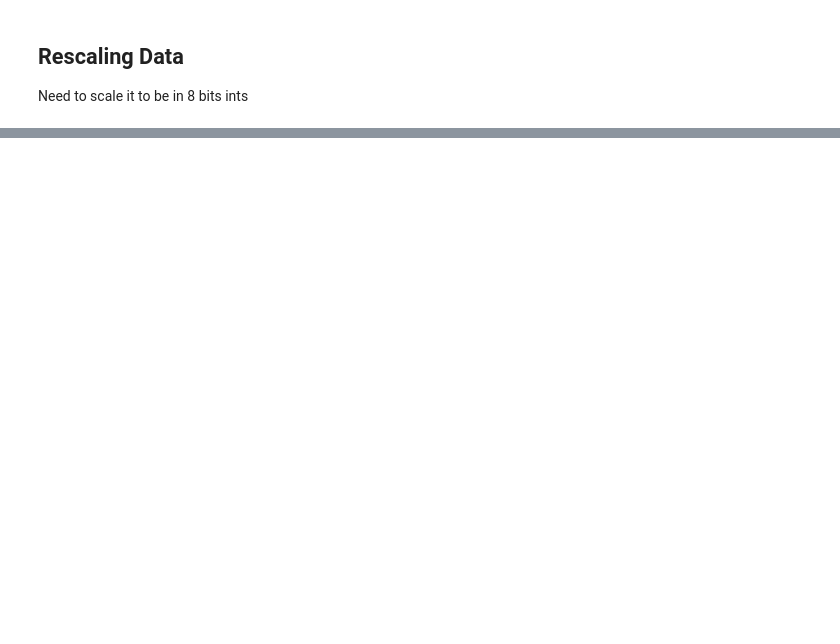
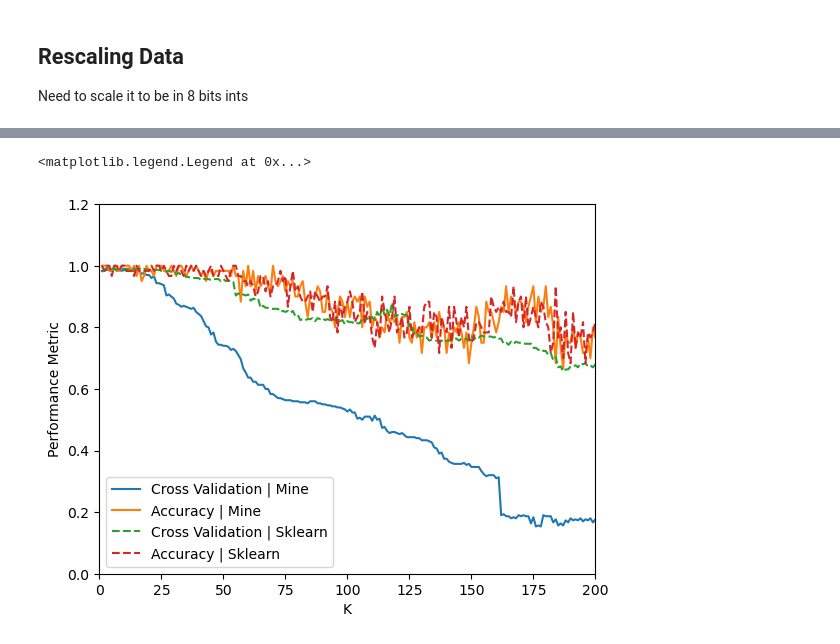
Before and after one commit to spar5an/Assembly-KNN, a Jupyter notebook: Python Code/KNN.ipynb, the cells around one changed output, grey strips where cells are left out. Cells and saved outputs as stored; diff of their text form; code cells hidden in the pictures; blank space fills up the shorter version.

```diff
--- a/Python Code/KNN.ipynb
+++ b/Python Code/KNN.ipynb
@@ -227,0 +335,42 @@ Need to scale it to be in 8 bits ints
+# %%
+max_ks = 200
+ks = np.linspace(1,max_ks,max_ks)
+cross_scores = []
+acc_scores = []
+
+cross_scores_sklearn = []
+acc_scores_sklearn = []
+
+for k in ks:
+    model = KNN(int(k))
+    model.fit(X,y)
+    cross_scores.append(np.mean(cross_val_score(model, X, y)))
+
+    X_train, X_test, y_train, y_test = train_test_split(X,y,test_size = 0.2)
+    acc_scores.append(model.score(X_test, y_test))
+
+for k in ks:
+    model = KNeighborsClassifier(int(k))
+    model.fit(X,y)
+    cross_scores_sklearn.append(np.mean(cross_val_score(model, X, y)))
+
+    X_train, X_test, y_train, y_test = train_test_split(X,y,test_size = 0.2)
+    acc_scores_sklearn.append(model.score(X_test, y_test))
+
+
+fig, ax = plt.subplots(1,1)
+ax.plot(ks,cross_scores, label="Cross Validation | Mine")
+ax.plot(ks,acc_scores, label="Accuracy | Mine")
+
+ax.plot(ks,cross_scores_sklearn, label="Cross Validation | Sklearn", linestyle='--')
+ax.plot(ks,acc_scores_sklearn, label="Accuracy | Sklearn", linestyle='--')
+
+
+ax.set_xlabel("K")
+ax.set_ylabel("Performance Metric")
+ax.set_xlim((0,200))
+ax.set_ylim((0,1.2))
+ax.legend()
+# %% [output]
+<matplotlib.legend.Legend at 0x...>
+[figure, added]
```
Also changed, not shown: parts of 6 cells of this notebook.
